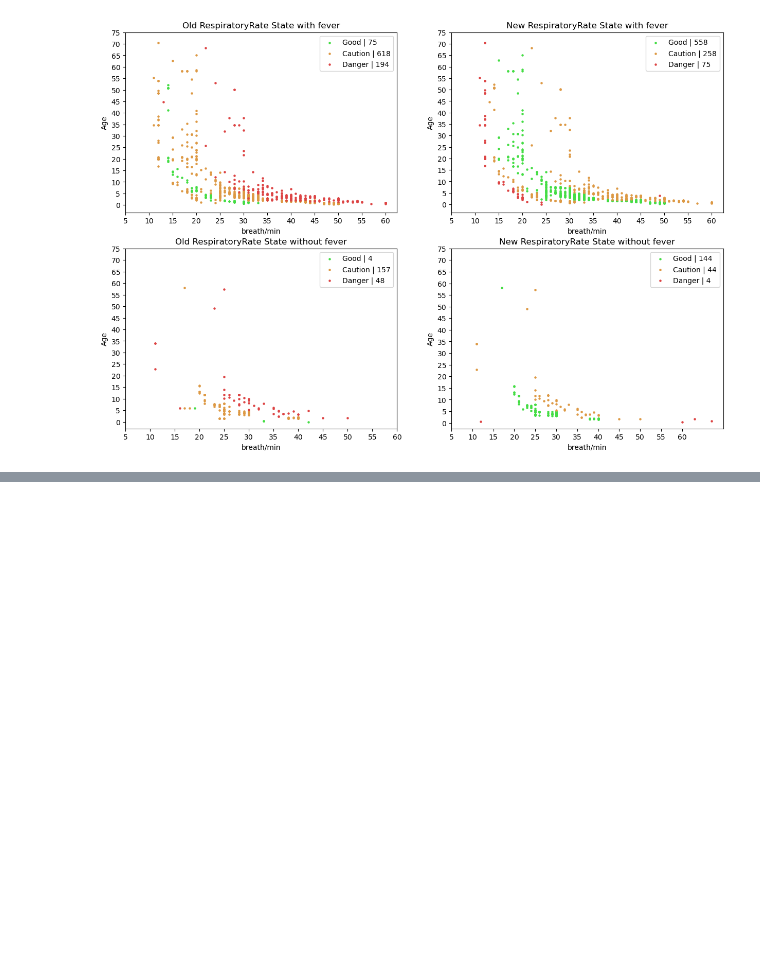
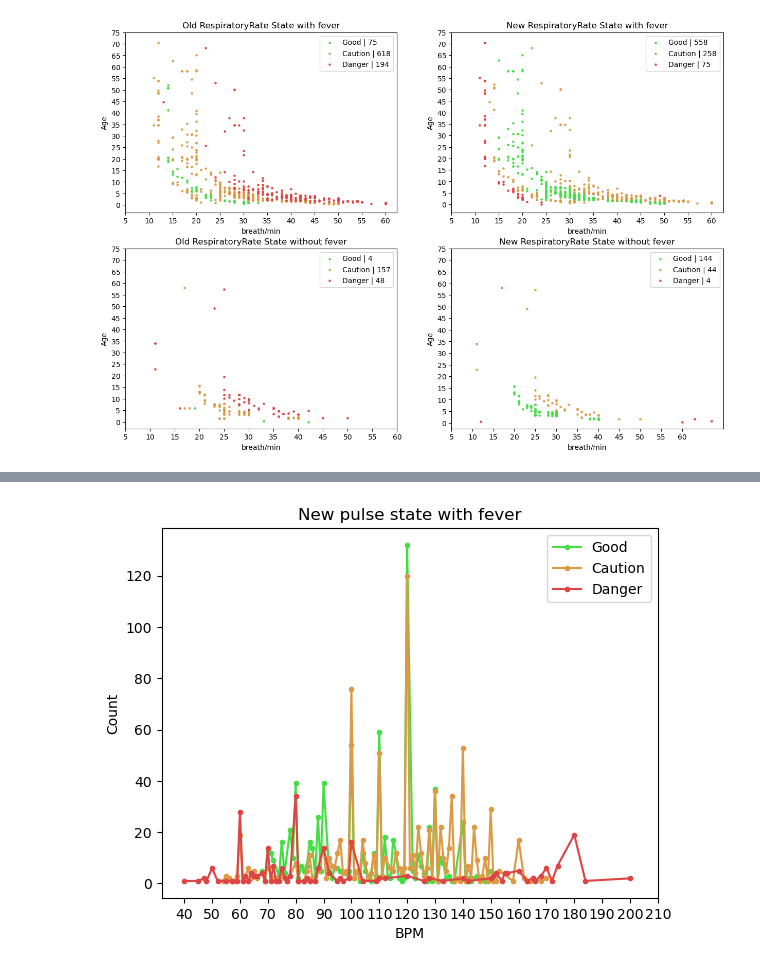
Before and after one commit to janoshr/ffa-model, a Jupyter notebook: analysis.ipynb, the cells around one changed output, grey strips where cells are left out. Saved outputs shown, nothing was run; the diff lists cells and outputs as text; code cells hidden in the pictures; blank space fills up the shorter version.

```diff
--- a/analysis.ipynb
+++ b/analysis.ipynb
@@ -144,0 +175,17 @@ plt.show()
+# %%
+def create_bar_chart(dataset, stateKey, key, fever, title, green_label, amber_label, red_label, xlabel, ylabel, xticks):
+    fig = plt.figure()
+    state_good = dataset[(dataset[stateKey] == 'good') & (dataset['temperature'] >= 38.5 if fever else dataset['temperature'] < 38.5)].groupby(key).count()['id'].reset_index().dropna()
+    state_caution = dataset[(dataset[stateKey] == 'caution') & (dataset['temperature'] >= 38.5 if fever else dataset['temperature'] < 38.5)].groupby(key).count()['id'].reset_index().dropna()
+    state_danger = dataset[(dataset[stateKey] == 'danger') & (dataset['temperature'] >= 38.5 if fever else dataset['temperature'] < 38.5)].groupby(key).count()['id'].reset_index().dropna()
+
+    #print(state_good, state_caution, state_danger)
+    plt.plot(state_good[key], state_good['id'], label=f'{green_label}', color='#44dd44', marker='.')
+    plt.plot(state_caution[key], state_caution['id'], label=f'{amber_label}', color='#dd9944', marker='.')
+    plt.plot(state_danger[key], state_danger['id'], label=f'{red_label}', color='#dd4444', marker='.')
+    plt.title(title)
+    plt.ylabel(xlabel)
+    plt.xlabel(ylabel)
+    #ax.set_zlabel('Age')
+    plt.xticks(np.arange(*xticks))
+    plt.legend()
@@ -144,0 +201,7 @@ plt.show()
+# %%
+xticks = (40,220,10)
+yticks = (35,45,1)
+create_bar_chart(df_ps, 'pulseState', 'pulse', True, 'New pulse state with fever', *state_labels, 'Count', 'BPM', xticks)
+plt.show()
+# %% [output]
+[figure, added]
```
Also changed, not shown: parts of 10 cells of this notebook, 3 other files.
